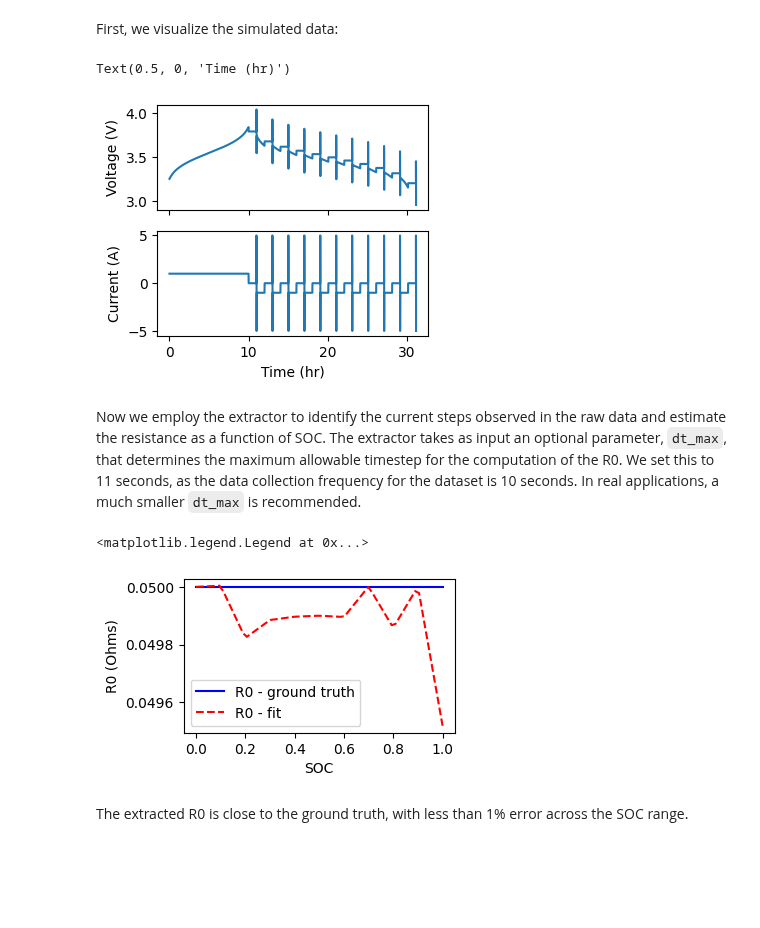
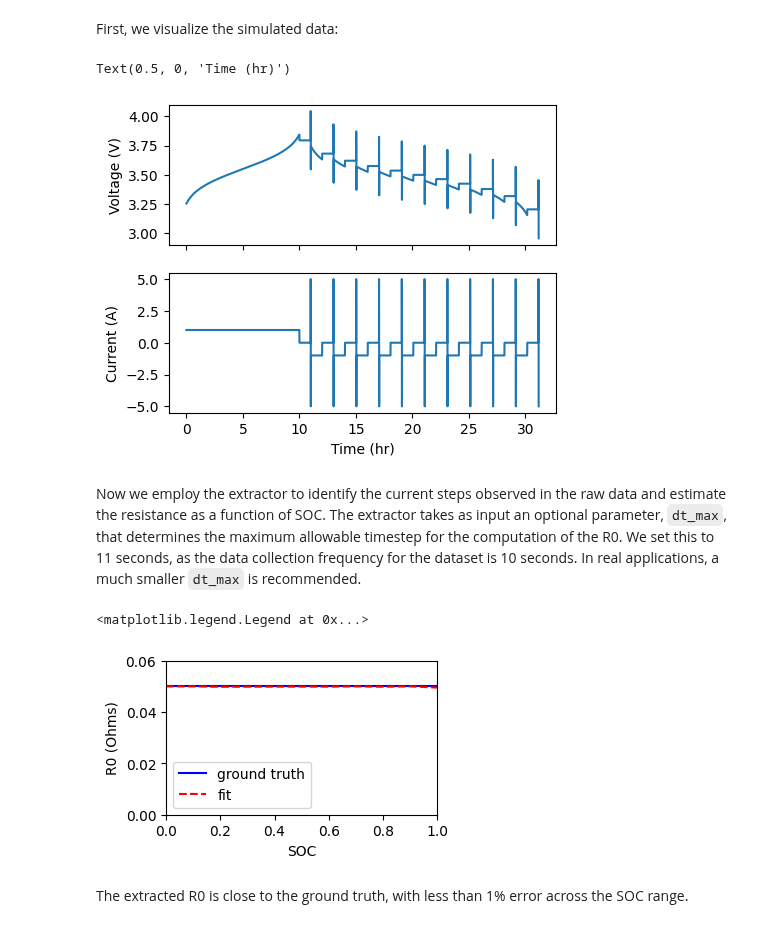
Before and after one commit to ROVI-org/auto-soh, a Jupyter notebook: docs/extractors/demonstrate-ecm-extractors.ipynb, the cells around one changed output. Saved outputs shown, nothing was run; the diff lists cells and outputs as text; code cells hidden in the pictures; blank space fills up the shorter version.

```diff
--- a/docs/extractors/demonstrate-ecm-extractors.ipynb
+++ b/docs/extractors/demonstrate-ecm-extractors.ipynb
@@ -123,38 +95,37 @@ data.tables['raw_data']['state'] = data.tables['raw_data']['state'].str.decode('
 # %% [markdown]
 First, we visualize the simulated data:
 # %%
-fig, axs = plt.subplots(2, 1, figsize=(3.5, 3.), sharex=True)
+fig, axs = plt.subplots(2, 1, figsize=(5, 4), sharex=True)
 
 raw_data = data.tables['raw_data']
 time = (raw_data['test_time'] - raw_data['test_time'].min()) / 3600
 axs[0].plot(time, raw_data['voltage'])
 axs[0].set_ylabel('Voltage (V)')
 axs[1].plot(time, raw_data['current'])
 axs[1].set_ylabel('Current (A)')
 axs[1].set_xlabel('Time (hr)')
 # %% [output]
 Text(0.5, 0, 'Time (hr)')
-[figure, old version]
+[figure, new version]
 # %% [markdown]
 Now we employ the extractor to identify the current steps observed in the raw data and estimate the resistance as a function of SOC. The extractor takes as input an optional parameter, `dt_max`, that determines the maximum allowable timestep for the computation of the R0. We set this to 11 seconds, as the data collection frequency for the dataset is 10 seconds. In real applications, a much smaller `dt_max` is recommended.
 # %%
 from moirae.extractors.ecm import R0Extractor
 ext = R0Extractor(capacity=10, dt_max=11)
 r0 = ext.extract(data)
-# %%
-fig, ax = plt.subplots(figsize=(3.5, 2.))
-
-# ax.plot(raw_data['soc'], raw_r0, label='R0 - raw')
-soc = np.linspace(0, 1, 64)
-fit = r0.get_value(soc)
-ax.plot(soc, 0.05*np.ones(soc.shape), 'b-', label='R0 - ground truth')
-ax.plot(soc, fit[0, 0, :], 'r--', label='R0 - fit')
-ax.set_ylabel('R0 (Ohms)')
-ax.set_xlabel('SOC')
-
-ax.legend()
-# %% [output]
-<matplotlib.legend.Legend at 0x...>
-[figure, removed]
+# %%
+fig, ax = plt.subplots(figsize=(3.5, 2.))
+soc = np.linspace(0, 1, 64)
+fit = r0.get_value(soc)
+ax.plot(soc, 0.05*np.ones(soc.shape), 'b-', label='ground truth')
+ax.plot(soc, fit[0, 0, :], 'r--', label='fit')
+ax.set_ylabel('R0 (Ohms)')
+ax.set_xlabel('SOC')
+ax.set_ylim(0, 0.06)
+ax.set_xlim(0, 1)
+ax.legend()
+# %% [output]
+<matplotlib.legend.Legend at 0x...>
+[figure, added]
 # %% [markdown]
 The extracted R0 is close to the ground truth, with less than 1% error across the SOC range.
```
Also changed, not shown: parts of 14 cells of this notebook, 6 other files.
